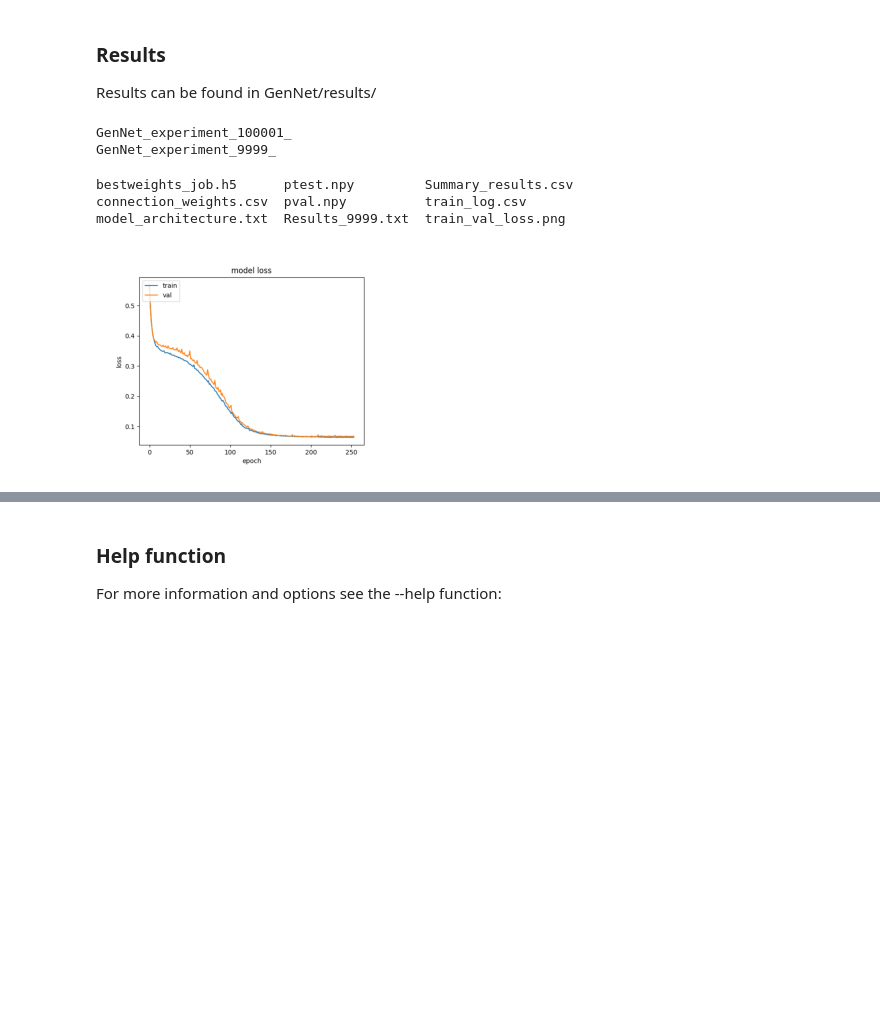
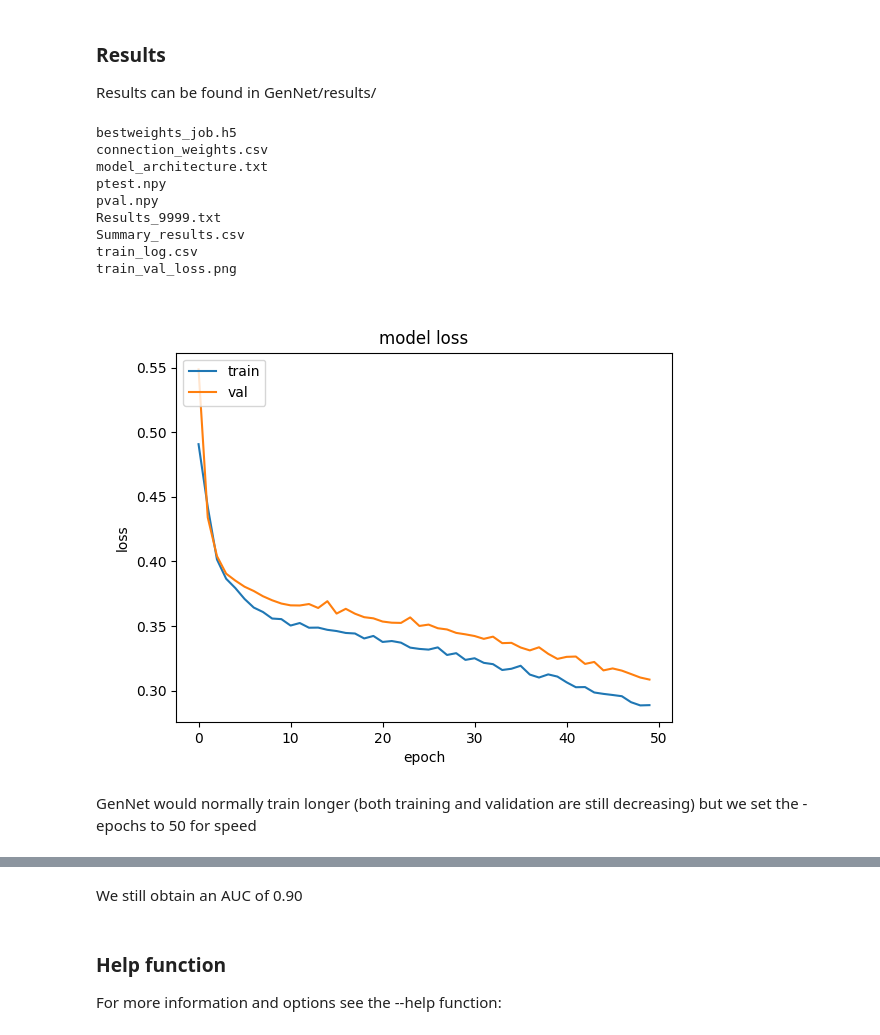
Before and after one commit to ArnovanHilten/GenNet, a Jupyter notebook: examples/A_to_Z/GenNet_A_to_Z.ipynb, the cells around one changed output, grey strips where cells are left out. Cells and saved outputs as stored; diff of their text form; code cells hidden in the pictures; blank space fills up the shorter version.

```diff
--- a/examples/A_to_Z/GenNet_A_to_Z.ipynb
+++ b/examples/A_to_Z/GenNet_A_to_Z.ipynb
@@ -131,33 +143,32 @@ Please use Model.predict, which supports generators.
 Results can be found in GenNet/results/
 # %%
 %%bash
-ls results
+ls results/GenNet_experiment_9999_/
 # %% [output]
-GenNet_experiment_100001_
-GenNet_experiment_9999_
+bestweights_job.h5
+connection_weights.csv
+model_architecture.txt
+ptest.npy
+pval.npy
+Results_9999.txt
+Summary_results.csv
+train_log.csv
+train_val_loss.png
-# %%
-ls results/GenNet_experiment_9999_
-# %% [output]
-bestweights_job.h5      ptest.npy         Summary_results.csv
-connection_weights.csv  pval.npy          train_log.csv
-model_architecture.txt  Results_9999.txt  train_val_loss.png
-# %%
-## Checking the learn curve
-
-import matplotlib.pyplot as plt
-import matplotlib.image as mpimg
-img = mpimg.imread('results/GenNet_experiment_9999_/train_val_loss.png')
-imgplot = plt.imshow(img)
-plt.axis('off')
-plt.show()
-# %% [output]
-[figure, removed]
+# %%
+from IPython.display import Image
+Image('results/GenNet_experiment_9999_/train_val_loss.png')
+# %% [output]
+[figure, added]
+# %% [markdown]
+GenNet would normally train longer (both training and validation are still decreasing) but we set the -epochs to 50 for speed
 # %%
 import pandas as pd
 pd.read_csv('results/GenNet_experiment_9999_/Summary_results.csv', index_col = 0)
 # %% [output]
 |  | Jobid | Datapath | genotype_path | Batchsize | Learning rate | L1 value | patience | epoch size | epochs | ... |
 | 0 | 9999 | ./examples/example_classification/ | ./examples/example_classification/ | 32 | 0.001 | 0.01 | 50 | 4000 | 50 | ... |
+# %% [markdown]
+We still obtain an AUC of 0.90
 # %% [markdown]
 ### Help function
 
```
Also changed, not shown: parts of 16 cells of this notebook.
